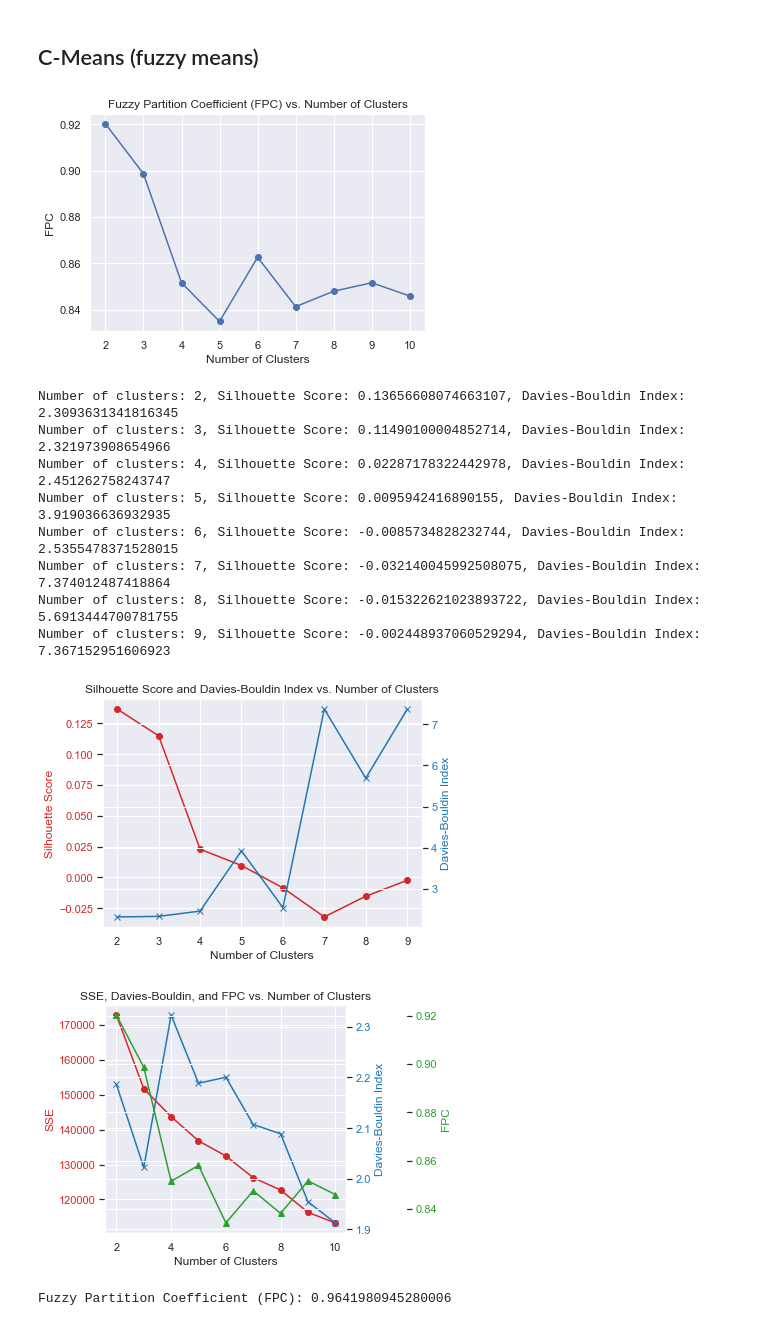
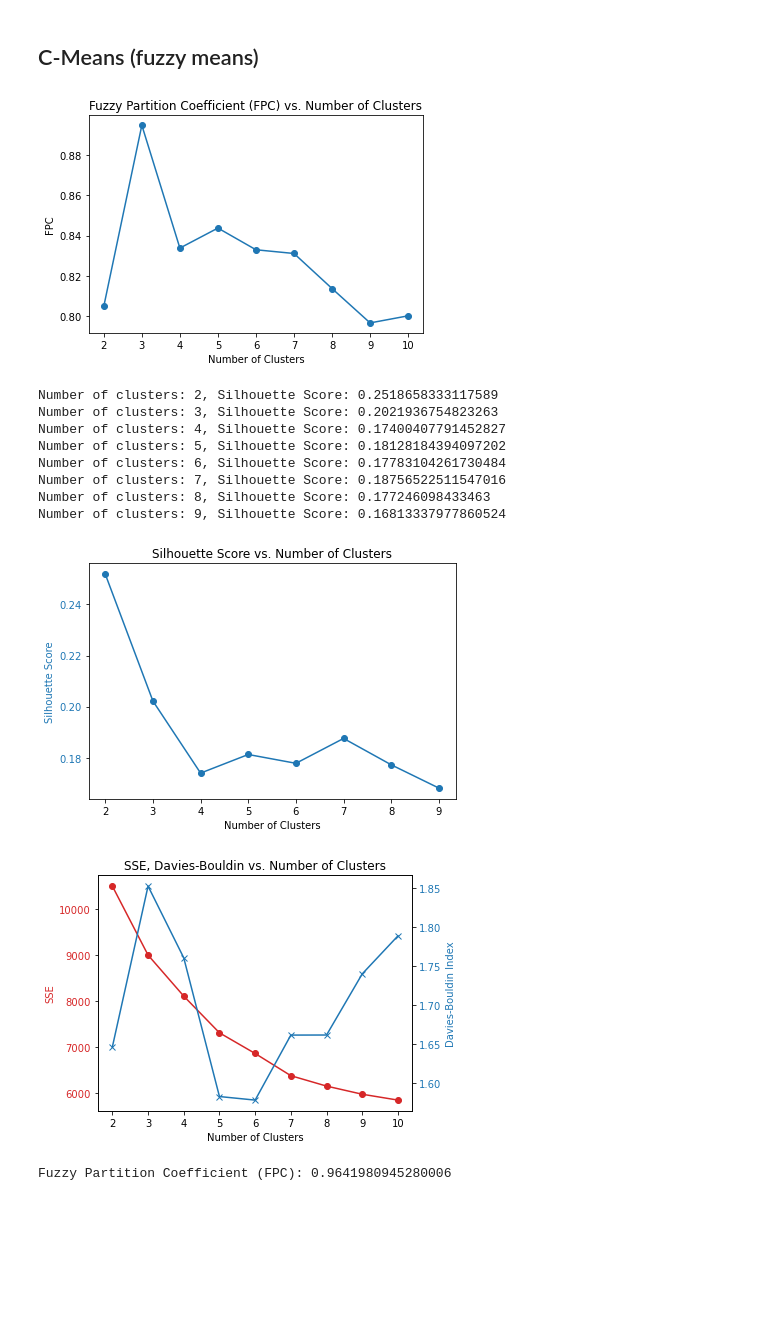
Before and after one commit to Bakko000/Data-Mining, a Jupyter notebook: dataset (missing + split)/prova2clustering.ipynb, the cells around one changed output. Drawn from its saved outputs; the diff is of its cells as text; code cells hidden in the pictures; blank space fills up the shorter version.

```diff
--- a/dataset (missing + split)/prova2clustering.ipynb
+++ b/dataset (missing + split)/prova2clustering.ipynb
@@ -103,9 +103,10 @@ import skfuzzy as fuzz
 # Extract the data from the two columns of interest
 data = df.select_dtypes(include=float).values
 
-# Standardize (z-score normalize) the data
-scaler = StandardScaler()
+# min-max, fit and trasform directly
+scaler = MinMaxScaler()
 data_scaled = scaler.fit_transform(data)
+
 
 # Define a range of cluster numbers to try
 num_clusters = range(2, 11)  # Try clusters from 2 to 10
@@ -125,7 +126,7 @@ tolerance = 1e-3
 # Perform Fuzzy C-Means clustering for each cluster number
 for c in num_clusters:
     cntr, u, u0, d, jm, p, fpc = fuzz.cluster.cmeans(
-        data_scaled.T, c, m, error=tolerance, maxiter=max_iters, init=None
+        data_scaled.T, c, m, error=tolerance, maxiter=max_iters, init=None, seed=94
     )
     fpc_values.append(fpc)
 
@@ -136,7 +137,7 @@ plt.xlabel('Number of Clusters')
 plt.ylabel('FPC')
 plt.show()
 # %% [output]
-[figure, old version]
+[figure, new version]
 # %%
 import numpy as np
 import matplotlib.pyplot as plt
@@ -151,7 +152,7 @@ davies_bouldin_scores = []
 
 for num_clusters in cluster_range:
     # Perform Fuzzy C-Means clustering
-    cntr, u, u0, d, jm, p, fpc = fuzz.cluster.cmeans(data_scaled.T, num_clusters, 2, error=0.005, maxiter=1000)
+    cntr, u, u0, d, jm, p, fpc = fuzz.cluster.cmeans(data_scaled.T, num_clusters, 1.1, error=1e-3, maxiter=100, seed=94)
 
     # Get cluster assignments for each data point
     cluster_membership = np.argmax(u, axis=0)
@@ -160,41 +161,32 @@ for num_clusters in cluster_range:
     silhouette_avg = silhouette_score(data_scaled, cluster_membership)
     silhouette_scores.append(silhouette_avg)
 
-    # Calculate Davies-Bouldin index
-    davies_bouldin_idx = davies_bouldin_score(data_scaled, cluster_membership)
-    davies_bouldin_scores.append(davies_bouldin_idx)
 
-    print(f"Number of clusters: {num_clusters}, Silhouette Score: {silhouette_avg}, Davies-Bouldin Index: {davies_bouldin_idx}")
+    print(f"Number of clusters: {num_clusters}, Silhouette Score: {silhouette_avg}")
 
 # Plotting the results
 fig, ax1 = plt.subplots()
 
-color = 'tab:red'
+color = 'tab:blue'
 ax1.set_xlabel('Number of Clusters')
 ax1.set_ylabel('Silhouette Score', color=color)
 ax1.plot(cluster_range, silhouette_scores, marker='o', color=color)
 ax1.tick_params(axis='y', labelcolor=color)
 
-ax2 = ax1.twinx()  # instantiate a second axes that shares the same x-axis
-
-color = 'tab:blue'
-ax2.set_ylabel('Davies-Bouldin Index', color=color)  # we already handled the x-label with ax1
-ax2.plot(cluster_range, davies_bouldin_scores, marker='x', color=color)
-ax2.tick_params(axis='y', labelcolor=color)
 
 fig.tight_layout()  # otherwise the right y-label is slightly clipped
-plt.title('Silhouette Score and Davies-Bouldin Index vs. Number of Clusters')
+plt.title('Silhouette Score vs. Number of Clusters')
 plt.show()
 # %% [output]
-Number of clusters: 2, Silhouette Score: 0.13656608074663107, Davies-Bouldin Index: 2.3093631341816345
-Number of clusters: 3, Silhouette Score: 0.11490100004852714, Davies-Bouldin Index: 2.321973908654966
-Number of clusters: 4, Silhouette Score: 0.02287178322442978, Davies-Bouldin Index: 2.451262758243747
-Number of clusters: 5, Silhouette Score: 0.0095942416890155, Davies-Bouldin Index: 3.919036636932935
-Number of clusters: 6, Silhouette Score: -0.0085734828232744, Davies-Bouldin Index: 2.5355478371528015
-Number of clusters: 7, Silhouette Score: -0.032140045992508075, Davies-Bouldin Index: 7.374012487418864
-Number of clusters: 8, Silhouette Score: -0.015322621023893722, Davies-Bouldin Index: 5.6913444700781755
-Number of clusters: 9, Silhouette Score: -0.002448937060529294, Davies-Bouldin Index: 7.367152951606923
+Number of clusters: 2, Silhouette Score: 0.2518658333117589
+Number of clusters: 3, Silhouette Score: 0.2021936754823263
+Number of clusters: 4, Silhouette Score: 0.17400407791452827
+Number of clusters: 5, Silhouette Score: 0.18128184394097202
+Number of clusters: 6, Silhouette Score: 0.17783104261730484
+Number of clusters: 7, Silhouette Score: 0.18756522511547016
+Number of clusters: 8, Silhouette Score: 0.177246098433463
+Number of clusters: 9, Silhouette Score: 0.16813337977860524
-[figure, old version]
+[figure, new version]
 # %%
 from sklearn.metrics import davies_bouldin_score
 
@@ -204,7 +196,6 @@ cluster_range = range(2, 11)  # Try clusters from 2 to 10
 # Lists to store SSE, Davies-Bouldin, and FPC values for each cluster number
 sse_values = []
 db_values = []
-fpc_values = []
 
 # Fuzziness coefficient (typically between 1.1 and 2.0)
 m = 1.1
@@ -218,47 +209,40 @@ tolerance = 1e-3
 # Perform Fuzzy C-Means clustering for each cluster number
 for c in cluster_range:
     cntr, u, u0, d, jm, p, fpc = fuzz.cluster.cmeans(
-        data_scaled.T, c, m, error=tolerance, maxiter=max_iters, init=None
+        data_scaled.T, c, m, error=tolerance, maxiter=max_iters, init=None, seed=94
     )
 
     # Calculate SSE
     sse = np.sum((np.min(d, axis=0))**2)
     sse_values.append(sse)
 
     # Calculate Davies-Bouldin index
     db_index = davies_bouldin_score(data_scaled, np.argmax(u, axis=0))
     db_values.append(db_index)
 
-    # Append FPC
-    fpc_values.append(fpc)
+
 
 # Plot SSE, Davies-Bouldin, and FPC values against the number of clusters
 fig, ax1 = plt.subplots()
 
 color = 'tab:red'
 ax1.set_xlabel('Number of Clusters')
 ax1.set_ylabel('SSE', color=color)
 ax1.plot(cluster_range, sse_values, marker='o', color=color)
 ax1.tick_params(axis='y', labelcolor=color)
 
 ax2 = ax1.twinx()
 color = 'tab:blue'
 ax2.set_ylabel('Davies-Bouldin Index', color=color)
 ax2.plot(cluster_range, db_values, marker='x', color=color)
 ax2.tick_params(axis='y', labelcolor=color)
 
-ax3 = ax1.twinx()
-color = 'tab:green'
-ax3.spines['right'].set_position(('outward', 60))
-ax3.set_ylabel('FPC', color=color)
-ax3.plot(cluster_range, fpc_values, marker='^', color=color)
-ax3.tick_params(axis='y', labelcolor=color)
 
 fig.tight_layout()
-plt.title('SSE, Davies-Bouldin, and FPC vs. Number of Clusters')
+plt.title('SSE, Davies-Bouldin vs. Number of Clusters')
 plt.show()
 # %% [output]
-[figure, old version]
+[figure, new version]
 # %%
 #!pip install  scikit-fuzzy
 
```
Also changed, not shown: parts of 1 cell of this notebook, 1 other file.
